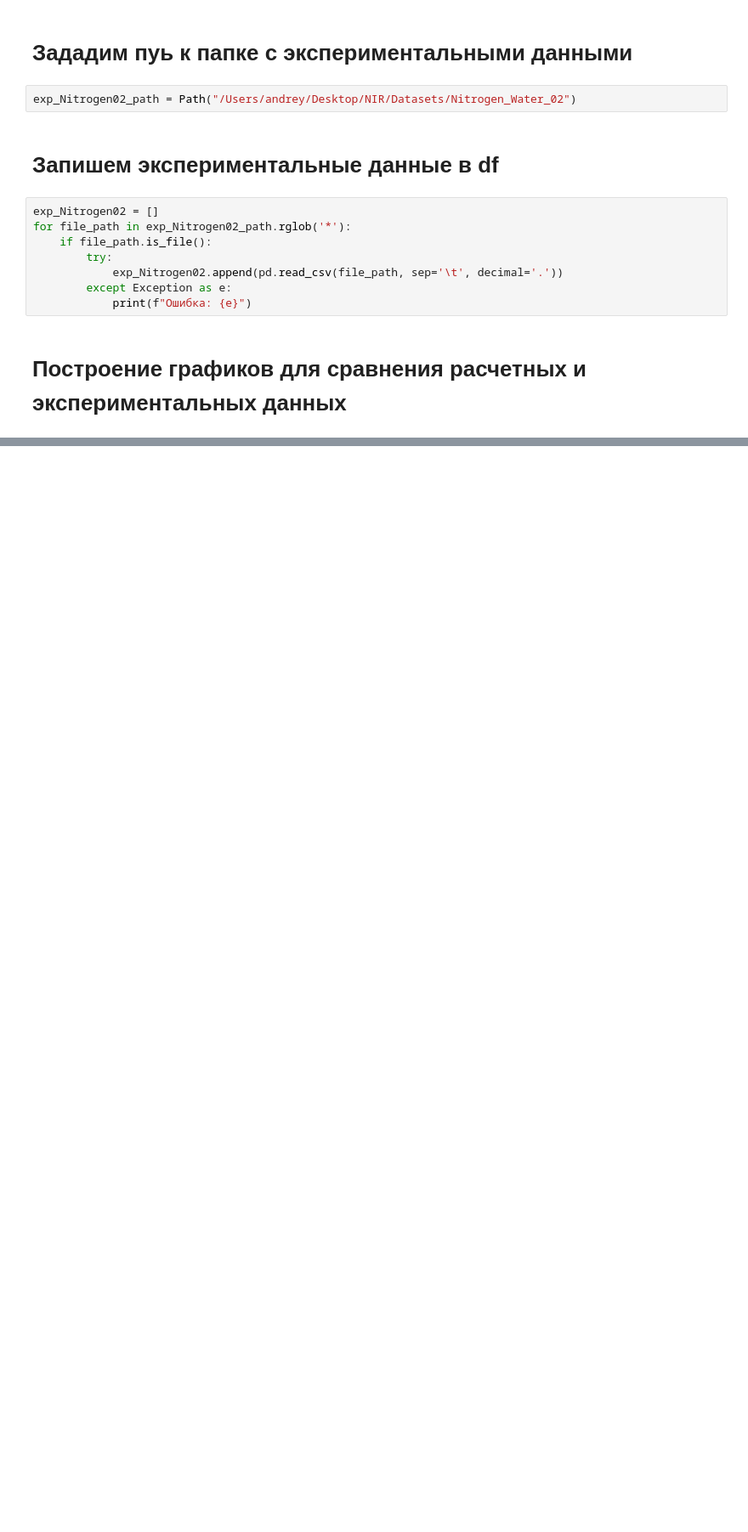
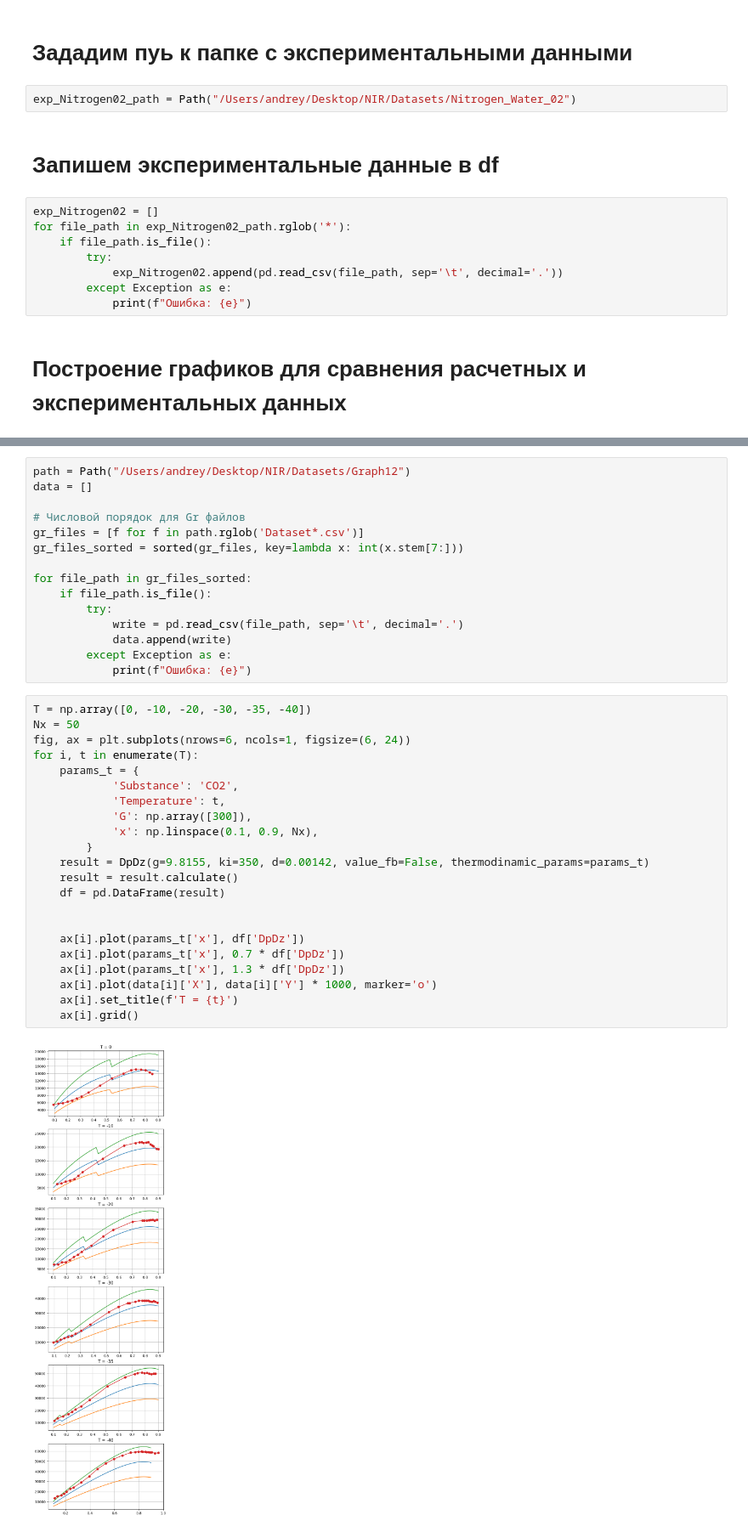
Before and after one commit to KeTeR111/NIR, a Jupyter notebook: main_class.ipynb, the cells around one changed output, grey strips where cells are left out. Shown at 85% size. Cells and saved outputs as stored; diff of their text form; blank space fills up the shorter version.

```diff
--- a/main_class.ipynb
+++ b/main_class.ipynb
@@ -123,0 +112,39 @@ for idx, jl in enumerate(df['jl'].unique()):
+# %%
+path = Path("/Users/andrey/Desktop/NIR/Datasets/Graph12")
+data = []
+
+# Числовой порядок для Gr файлов
+gr_files = [f for f in path.rglob('Dataset*.csv')]
+gr_files_sorted = sorted(gr_files, key=lambda x: int(x.stem[7:]))
+
+for file_path in gr_files_sorted:
+    if file_path.is_file():
+        try:
+            write = pd.read_csv(file_path, sep='\t', decimal='.')
+            data.append(write)
+        except Exception as e:
+            print(f"Ошибка: {e}")
+# %%
+T = np.array([0, -10, -20, -30, -35, -40])
+Nx = 50
+fig, ax = plt.subplots(nrows=6, ncols=1, figsize=(6, 24))
+for i, t in enumerate(T):
+    params_t = {
+            'Substance': 'CO2',
+            'Temperature': t,
+            'G': np.array([300]),
+            'x': np.linspace(0.1, 0.9, Nx),
+        }
+    result = DpDz(g=9.8155, ki=350, d=0.00142, value_fb=False, thermodinamic_params=params_t)
+    result = result.calculate()
+    df = pd.DataFrame(result)
+
+
+    ax[i].plot(params_t['x'], df['DpDz'])
+    ax[i].plot(params_t['x'], 0.7 * df['DpDz'])
+    ax[i].plot(params_t['x'], 1.3 * df['DpDz'])
+    ax[i].plot(data[i]['X'], data[i]['Y'] * 1000, marker='o')
+    ax[i].set_title(f'T = {t}')
+    ax[i].grid()
+# %% [output]
+[figure, added]
```
Also changed, not shown: parts of 6 cells of this notebook, 21 other files.
